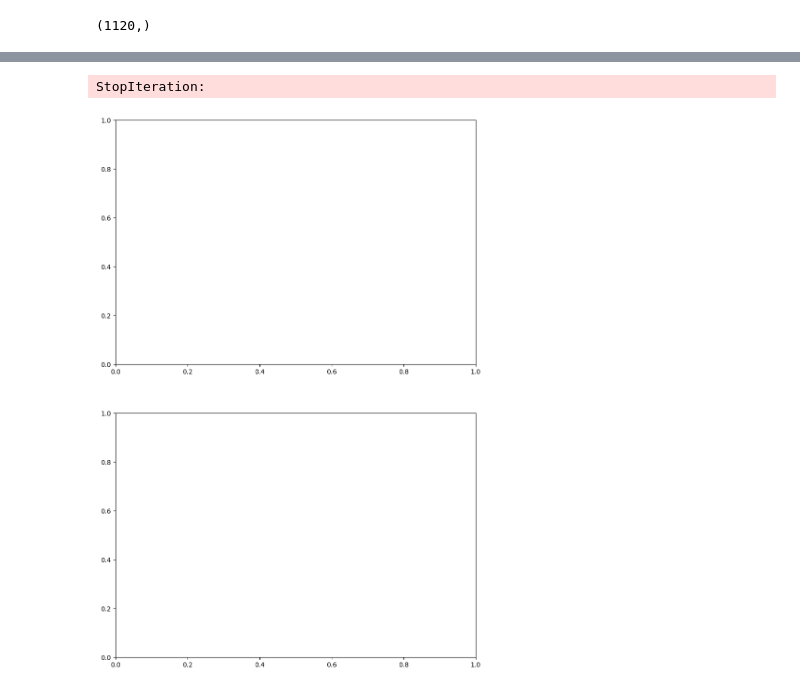
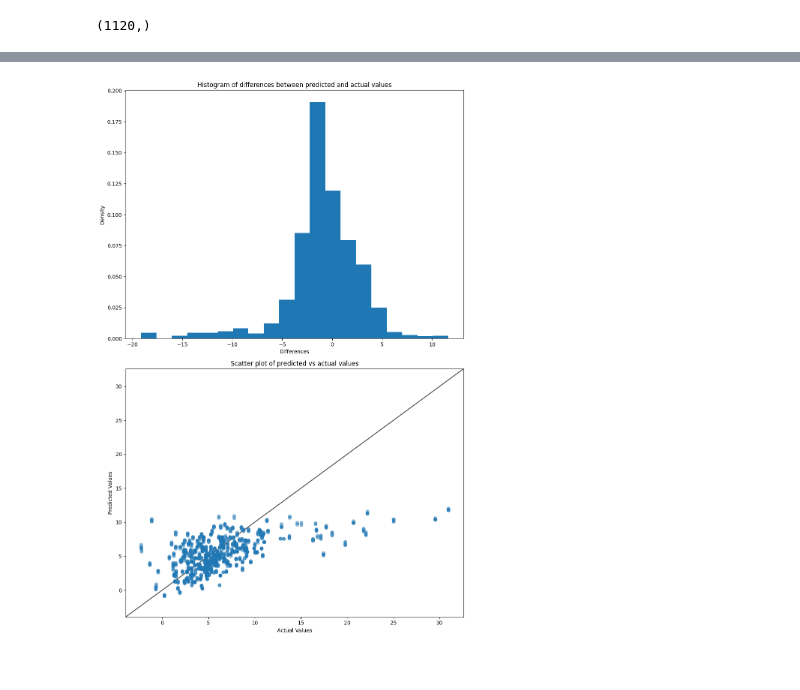
Before and after one commit to DeeDevelopment-AI/resmol, a Jupyter notebook: notebooks/4.0-sdj-ElasticNet.ipynb, the cells around one changed output, grey strips where cells are left out. Drawn from its saved outputs; the diff is of its cells as text; code cells hidden in the pictures.

```diff
--- a/notebooks/4.0-sdj-ElasticNet.ipynb
+++ b/notebooks/4.0-sdj-ElasticNet.ipynb
@@ -268,7 +252,7 @@ best_hps = tuner.get_best_hyperparameters(num_trials=1)[0]
 
 # Build the model with the optimal hyperparameters and train it on the data
 model = tuner.hypermodel.build(best_hps)
-history = model.fit([onehot_df_encoded, H_encoded], y_train, epochs=150, validation_split=0.1, verbose=1)
+history = model.fit(train_data, y_train, epochs=150, validation_split=0.1, verbose=1)
 
 # Let's assume you have a test set
 # %% [output]
@@ -292,6 +276,6 @@ Epoch 150/150
 # %%
 #onehot_df_test_encoded, H_test_encoded = prepare_test_data(onehot_df_test, H_test)  # You need to ensure that your test data is prepared in the same way as your training data
-
+test_data = np.concatenate((onehot_df_test_encoded, H_test_encoded), axis = 1)
 # Now you can make predictions on your test set
-predictions = model.predict([onehot_df_test_encoded, H_test_encoded])
+predictions = model.predict(test_data)
 # %% [output]
@@ -325,39 +309,30 @@ plt.show()
 # %%
 
-import seaborn as sns
+differences = predictions.flatten() - y_test.flatten() # This will give the difference between your predictions and the actual values
 
-y_test = np.array(y_test)  # Ensure y_test is a numpy array for calculation
-predictions = np.array(predictions)  # Ensure predictions is a numpy array for calculation
-
-# If you want to compare with the true values
-# Compute differences between predicted and real values
-differences = predictions.flatten() - y_test.flatten()  # This will give the difference between your predictions and the actual values
-
-# Create a DataFrame for the differences for use with seaborn
-diff_df = pd.DataFrame(data={'differences': differences})
-
-# Create a figure with two subplots: a histogram of the differences and a scatter plot of predicted vs real values
+#Create a figure with two subplots: a histogram of the differences and a scatter plot of predicted vs real values
 fig, axs = plt.subplots(nrows=2, figsize=(10, 15))
 
-# Plot histogram
-sns.histplot(data=diff_df, x="differences", kde=True, ax=axs[0])
+#Plot histogram
+axs[0].hist(differences, bins=20, density=True)
 axs[0].set_title('Histogram of differences between predicted and actual values')
+axs[0].set_xlabel('Differences')
+axs[0].set_ylabel('Density')
 
-# Plot scatter
-sns.scatterplot(x=y_test, y=predictions, ax=axs[1])
+#Plot scatter
+axs[1].scatter(y_test, predictions, alpha=0.5)
 axs[1].set_title('Scatter plot of predicted vs actual values')
 axs[1].set_xlabel('Actual Values')
 axs[1].set_ylabel('Predicted Values')
 
-# Draw a diagonal line on the scatterplot
-lims = [np.min([axs[1].get_xlim(), axs[1].get_ylim()]),  # min of both axes
-        np.max([axs[1].get_xlim(), axs[1].get_ylim()])]  # max of both axes
+#Draw a diagonal line on the scatterplot
+lims = [np.min([axs[1].get_xlim(), axs[1].get_ylim()]), # min of both axes
+np.max([axs[1].get_xlim(), axs[1].get_ylim()])] # max of both axes
 axs[1].plot(lims, lims, 'k-', alpha=0.75, zorder=0)
 axs[1].set_xlim(lims)
 axs[1].set_ylim(lims)
 
 plt.tight_layout()
 plt.show()
 # %% [output]
-StopIteration:
-[figure, old version]
+[figure, new version]
```
Also changed, not shown: parts of 6 cells of this notebook, 6 other files.
